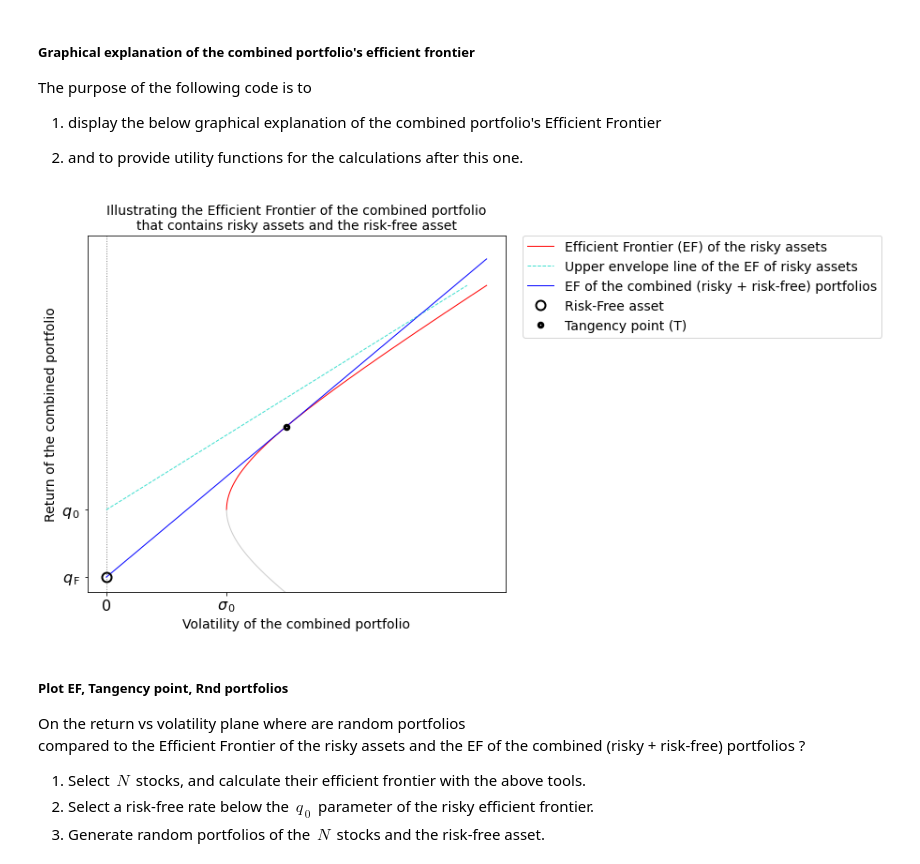
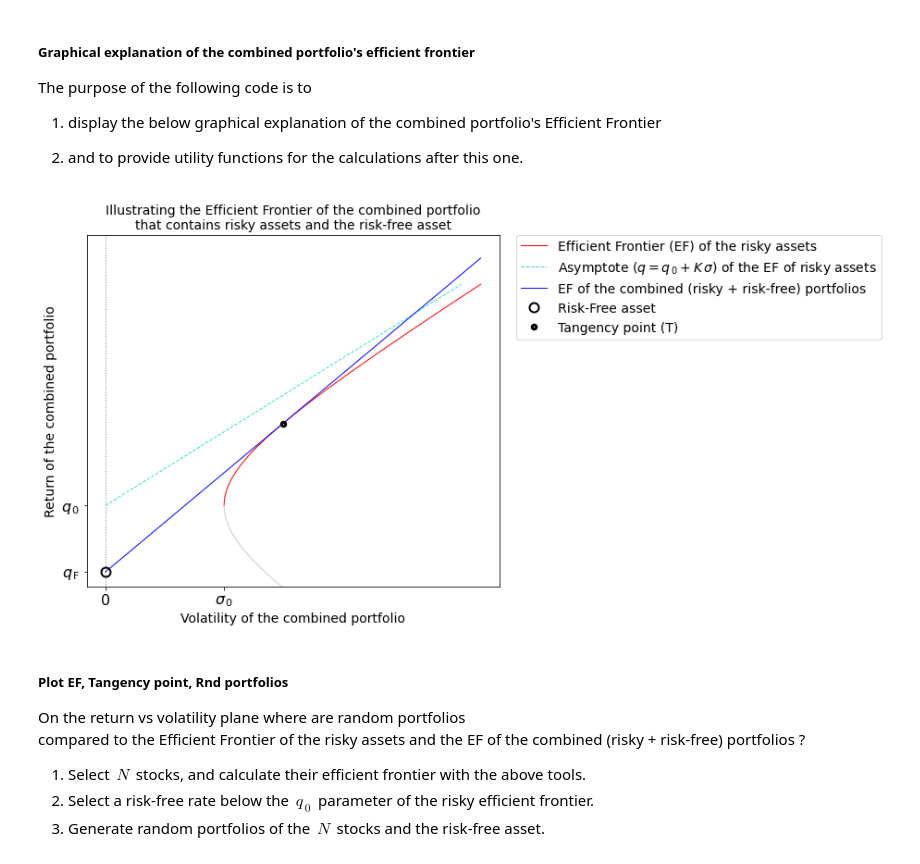
Before and after one commit to fij/btup, a Jupyter notebook: 02 Efficient Markets.ipynb, the cells around one changed output. Drawn from its saved outputs; the diff is of its cells as text; code cells hidden in the pictures.

```diff
--- a/02 Efficient Markets.ipynb
+++ b/02 Efficient Markets.ipynb
@@ -1391,35 +1376,35 @@ def plot_combined_portfolio_eff_front():
     assert tangency_point[1] < _plot_q_max, 'Tangency point return is above maximum plotted return'
 
     # plot all
     for xtick_ytick in ['xtick', 'ytick']:
         plt.rc(xtick_ytick, labelsize=TICKS_FONTSIZE)
     plt.plot(*risky_EF_up, label='Efficient Frontier (EF) of the risky assets', color='r', lw=1, zorder=3)
     plt.plot(*risky_EF_lo, color='#ccc', lw=1, zorder=3)
     plt.plot(*upper_envelope_line, c='#40E0D0', linestyle='--', lw=1, zorder=4,
-             label='Upper envelope line of the EF of risky assets')
+             label='Asymptote ($q=q_{\,0}+K\,\sigma$) of the EF of risky assets')
     plt.plot(*tangent_line, c='b', lw=1, zorder=5, label='EF of the combined (risky + risk-free) portfolios')
     plt.plot([0], [_q_F], c='k', marker='o', lw=0, ms=10, fillstyle='none', mew=2, label='Risk-Free asset', zorder=6)
     plt.plot(*tangency_point, c='k', lw=0, marker='.', mew=3, ms=9, fillstyle='none', label='Tangency point (T)',
              zorder=6)
 
     plt.legend(bbox_to_anchor=(1.04, 1), loc=2, borderaxespad=0.0, fontsize=FONTSIZE)
     plt.title('Illustrating the Efficient Frontier of the combined portfolio\n' +
               'that contains risky assets and the risk-free asset', fontsize=FONTSIZE)
     plt.xlabel('Volatility of the combined portfolio', fontsize=FONTSIZE)
     plt.ylabel('Return of the combined portfolio', fontsize=FONTSIZE)
     plt.axvline(0, c='gray', ls='dotted', lw=1)
     plt.xticks([0, np.sqrt(_sigma_0_sqr)], [0, '$\sigma_{\,0}$'])
     plt.yticks([_q_F, _q_0], ['$q_{\,\mathrm{F}}$', '$q_{\,0}$'])
     plt.ylim(bottom=-_q_F)
 
     fig = plt.gcf()
     fig.set_size_inches([8, 7])
     plt.show()
 
 
 plot_combined_portfolio_eff_front()
 # %% [output]
-[figure, old version]
+[figure, new version]
 # %% [markdown]
 ##### Plot EF, Tangency point, Rnd portfolios
 
```
Also changed, not shown: parts of 8 cells of this notebook.
